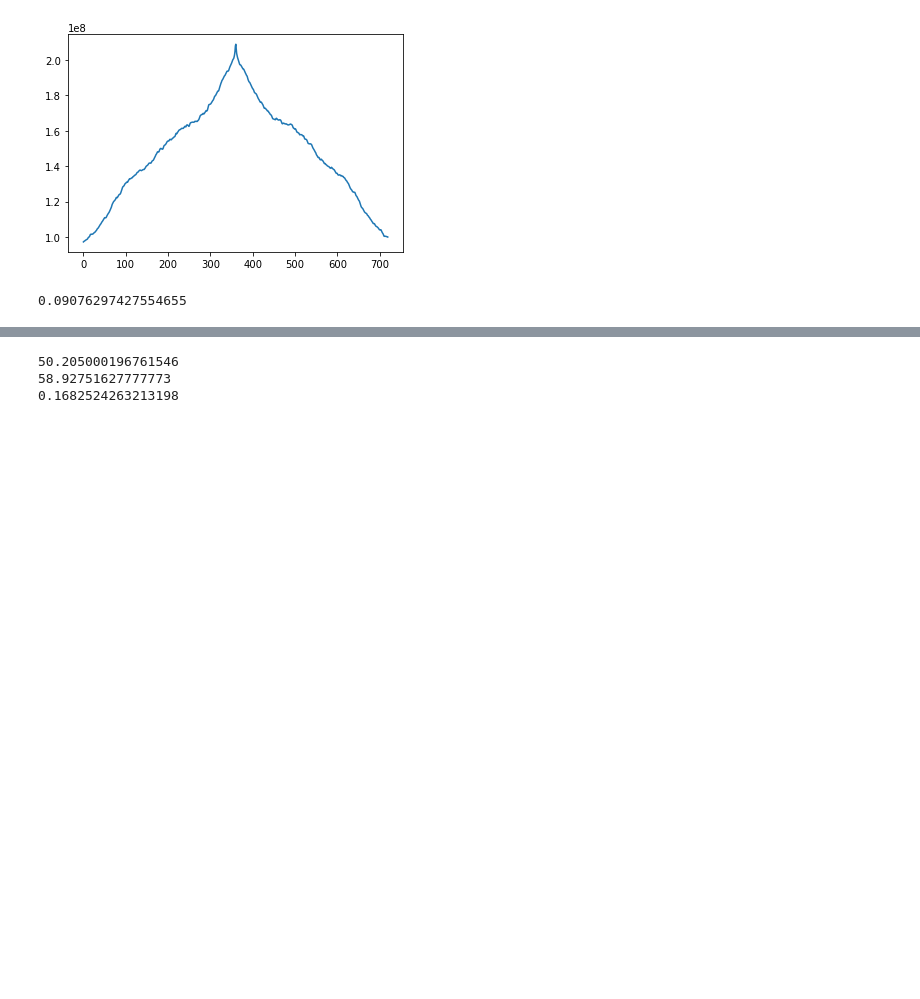
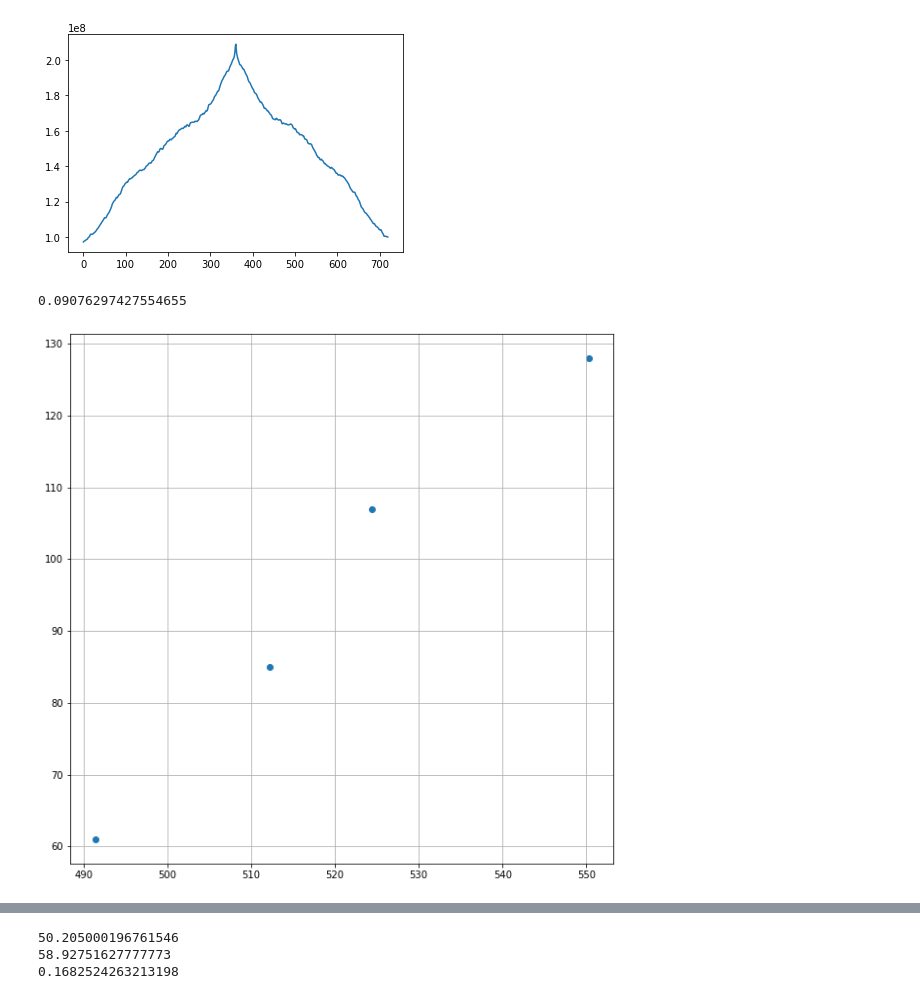
Before and after one commit to BoiseStatePlanetary/Optimizing-Number-and-Placement-of-Anemometers, a Jupyter notebook: figures and data/Experimenting with roughness scale measurements.ipynb, the cells around one changed output, grey strips where cells are left out. Drawn from its saved outputs; the diff is of its cells as text; code cells hidden in the pictures; blank space fills up the shorter version.

```diff
--- a/figures and data/Experimenting with roughness scale measurements.ipynb
+++ b/figures and data/Experimenting with roughness scale measurements.ipynb
@@ -105,22 +95,28 @@ plt.plot(ret)
 # %%
 def lin_fit(x, m, b):
     return m*x + b
 
 # First fit the total time-averaged wind profile
 averaged_windspeeds = np.array([])
 averaged_heights = np.array([])
 std_windspeeds = np.array([])
 for key in heights.keys():
     averaged_heights = np.append(heights[key], averaged_heights)
     averaged_windspeeds = np.append(np.mean(windspeeds[key]), averaged_windspeeds)
     std_windspeeds = np.append(np.std(windspeeds[key])/(np.sqrt(len(windspeeds[key])) - 1), std_windspeeds)
 
+fig = plt.figure(figsize=(10, 10))
+plt.scatter(averaged_windspeeds, averaged_heights)
+
 saved_zstar = calculate_zstar_from_profile(averaged_heights, averaged_windspeeds)
 print(saved_zstar)
 saved_averaged_heights = averaged_heights
 saved_averaged_windspeeds = averaged_windspeeds
+
+plt.grid(True)
 # %% [output]
 0.09076297427554655
+[figure, added]
 # %%
 def sample_wind_profile(sample_time, t0, time=time, windspeeds=windspeeds):
     """
```
Also changed, not shown: parts of 4 cells of this notebook, 37 other files.
